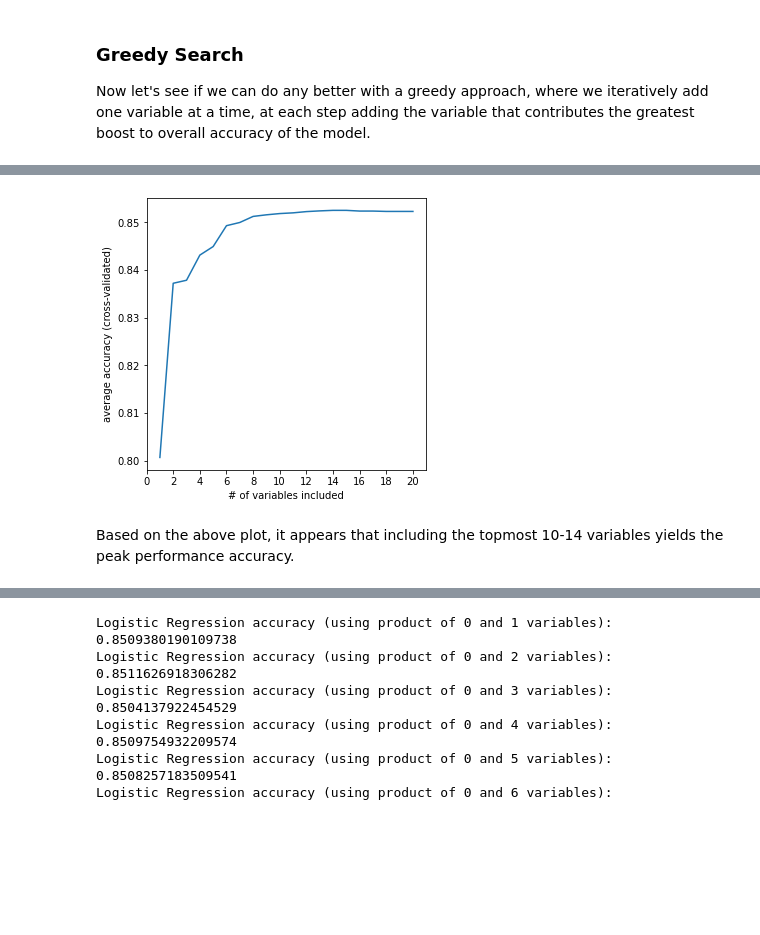
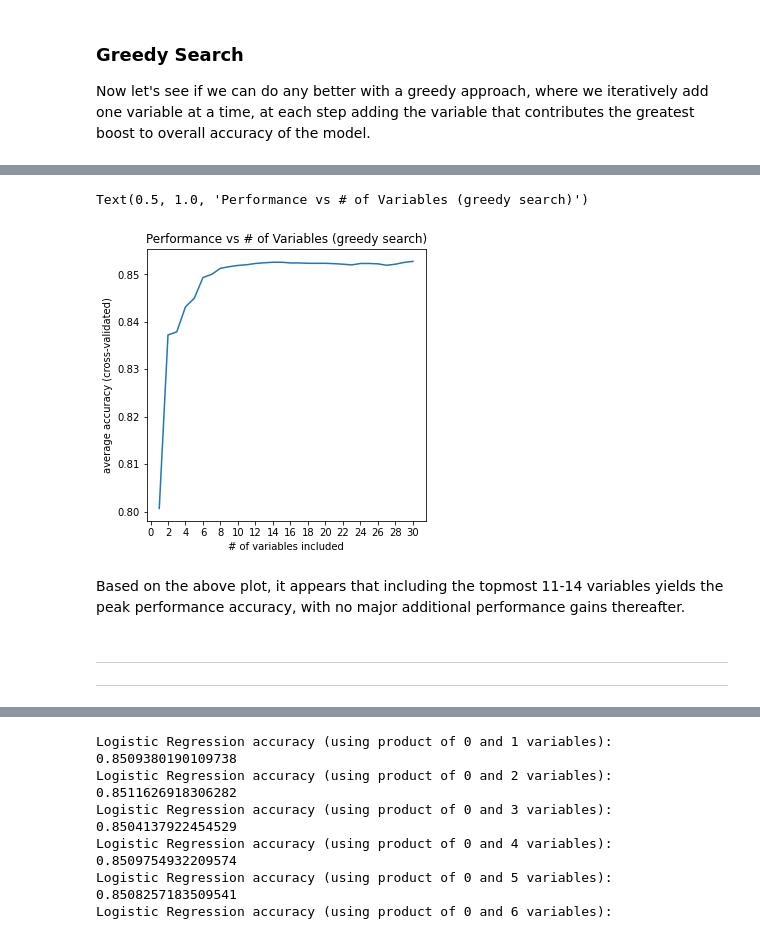
Before and after one commit to christopheraaronhenry/H1N1_vaccine_prediction, a Jupyter notebook: H1N1_vaccine_prediction.ipynb, the cells around one changed output, grey strips where cells are left out. Saved outputs shown, nothing was run; the diff lists cells and outputs as text; code cells hidden in the pictures; blank space fills up the shorter version.

```diff
--- a/H1N1_vaccine_prediction.ipynb
+++ b/H1N1_vaccine_prediction.ipynb
@@ -448,11 +536,12 @@ def find_next_best_variable(df, y, varlist):
     return df_summary, finalvarlist, score_out, df_out, coefs, full_pipeline
 
 #Define a function to iterate over variables, successively adding the next optimal variable (based on CV accuracy), up to N variables
-def select_N_best_variables(df, y, N):
+def select_N_best_variables(df, y, N, printoutput=False):
     # inputs:
     #         df -- dataframe
     #         y -- target variable
     #         N -- a scalar defining the final # of variables to include
+    #         printoutput -- a logical flag to determine if we print progress to command line (optional, default: False)
     #
     # returns: df_summary, newvarlist, score, df_out, coefs, full_pipeline
     #
@@ -467,19 +556,22 @@ def select_N_best_variables(df, y, N):
     cumulative_accuracy = []
 
     for idx in range(N): #
-        print('Identifying variable #', idx+1)
+
         df_summary, finalvarlist, score, df_out, coefs, full_pipeline = find_next_best_variable(df, y, output_varlist) #find next best variable given current state of the list
         cumulative_accuracy.append(score)
         output_varlist = finalvarlist
-        print('best variable: ', finalvarlist[-1])
-        print('cumulative accuracy: ', score), print('')
+
+        if printoutput:
+            print('Identifying variable #', idx+1)
+            print('best variable: ', finalvarlist[-1])
+            print('cumulative accuracy: ', score), print('')
 
 
     df_summary = pd.DataFrame(data={'varname':output_varlist, 'cumulative accuracy':cumulative_accuracy})
 
     return df_summary, output_varlist, score, df_out, coefs, full_pipeline
 # %%
-df_summary, output_varlist, score, df_out, coefs, full_pipeline = select_N_best_variables(df_input[cols_numeric + cols_cat], data_full['h1n1_vaccine'], 20)
+df_summary, output_varlist, score, df_out, coefs, full_pipeline = select_N_best_variables(df_input[cols_numeric + cols_cat], data_full['h1n1_vaccine'], 30, printoutput=True)
 # %% [output]
 Identifying variable # 1
 best variable:  doctor_recc_h1n1
@@ -501,10 +608,15 @@ cumulative accuracy:  0.8523234628451283
 # %%
 fig, ax = plt.subplots(figsize=(5,5))
 ax.plot(1+np.arange(df_summary.shape[0]),df_summary['cumulative accuracy'])
 ax.set_xlabel('# of variables included')
 ax.set_ylabel('average accuracy (cross-validated)')
-ax.set_xticks(np.arange(0,22,2));
+ax.set_xticks(np.arange(0,31,2));
+ax.set_title('Performance vs # of Variables (greedy search)')
 # %% [output]
+Text(0.5, 1.0, 'Performance vs # of Variables (greedy search)')
-[figure, old version]
+[figure, new version]
 # %% [markdown]
-Based on the above plot, it appears that including the topmost 10-14 variables yields the peak performance accuracy.
+Based on the above plot, it appears that including the topmost 11-14 variables yields the peak performance accuracy, with no major additional performance gains thereafter.
+# %% [markdown]
+---
+---
```
Also changed, not shown: parts of 90 cells of this notebook.
